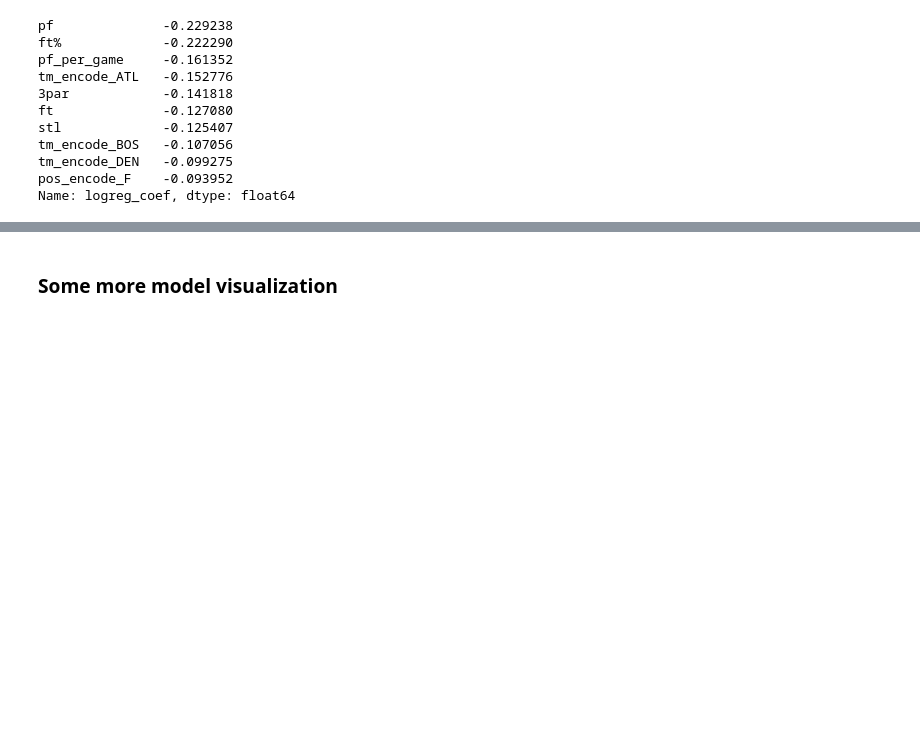
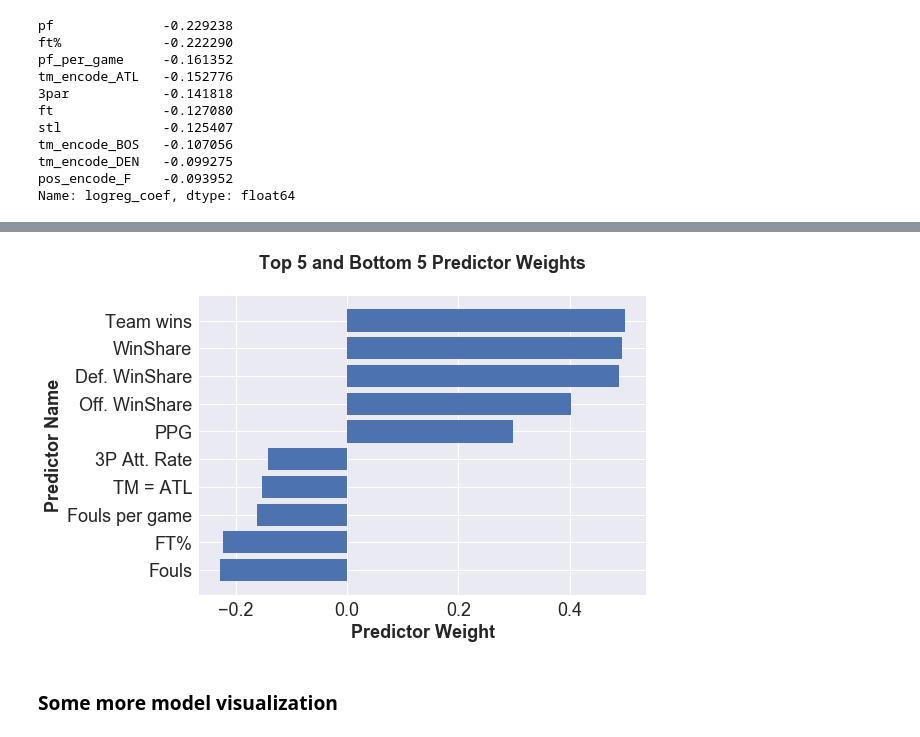
Before and after one commit to jquella/DSI_capstone, a Jupyter notebook: model_v2.ipynb, the cells around one changed output, grey strips where cells are left out. Cells and saved outputs as stored; diff of their text form; code cells hidden in the pictures; blank space fills up the shorter version.

```diff
--- a/model_v2.ipynb
+++ b/model_v2.ipynb
@@ -1216,3 +1224,24 @@ Name: logreg_coef, dtype: float64
+# %%
+top_feats = coefdf['logreg_coef'].sort_values(ascending=False).head()
+bottom_feats = coefdf['logreg_coef'].sort_values(ascending=True).head()
+
+all_feats = bottom_feats.append(top_feats[::-1])
+
+feats_labels = ['Fouls', 'FT%', 'Fouls per game', 'TM = ATL', '3P Att. Rate',
+                'PPG', 'Off. WinShare', 'Def. WinShare', 'WinShare',
+                'Team wins']
+
+plt.barh(y = feats_labels, width=all_feats);
+
+plt.xlabel('Predictor Weight', fontsize=18, weight='bold');
+plt.ylabel('Predictor Name', fontsize=18, weight='bold');
+
+plt.tick_params(labelsize=18);
+
+plt.title('Top 5 and Bottom 5 Predictor Weights\n',
+          fontsize=18, weight='bold');
+# %% [output]
+[figure, added]
 # %% [markdown]
 ### Some more model visualization
 # %%
```
Also changed, not shown: parts of 2 cells of this notebook, 1 other file.
